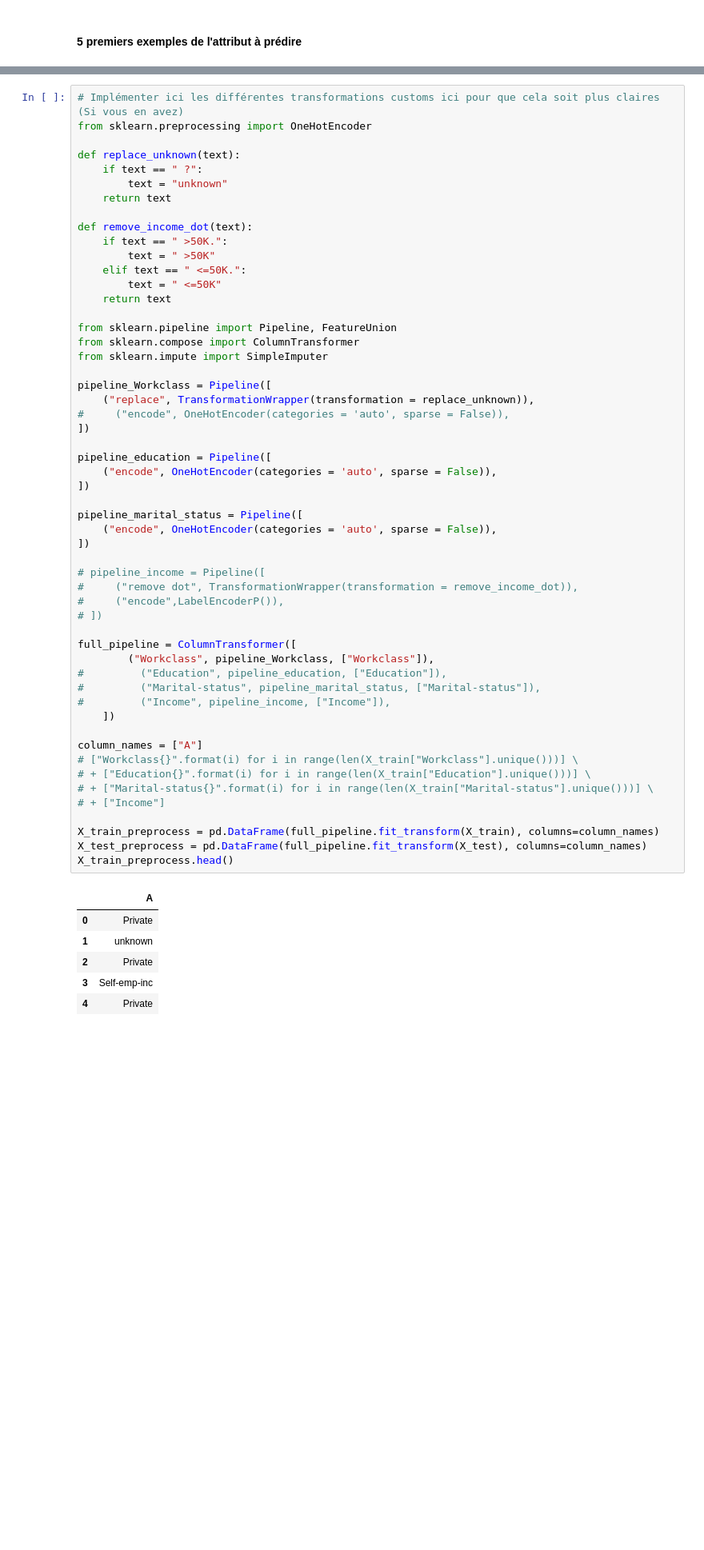
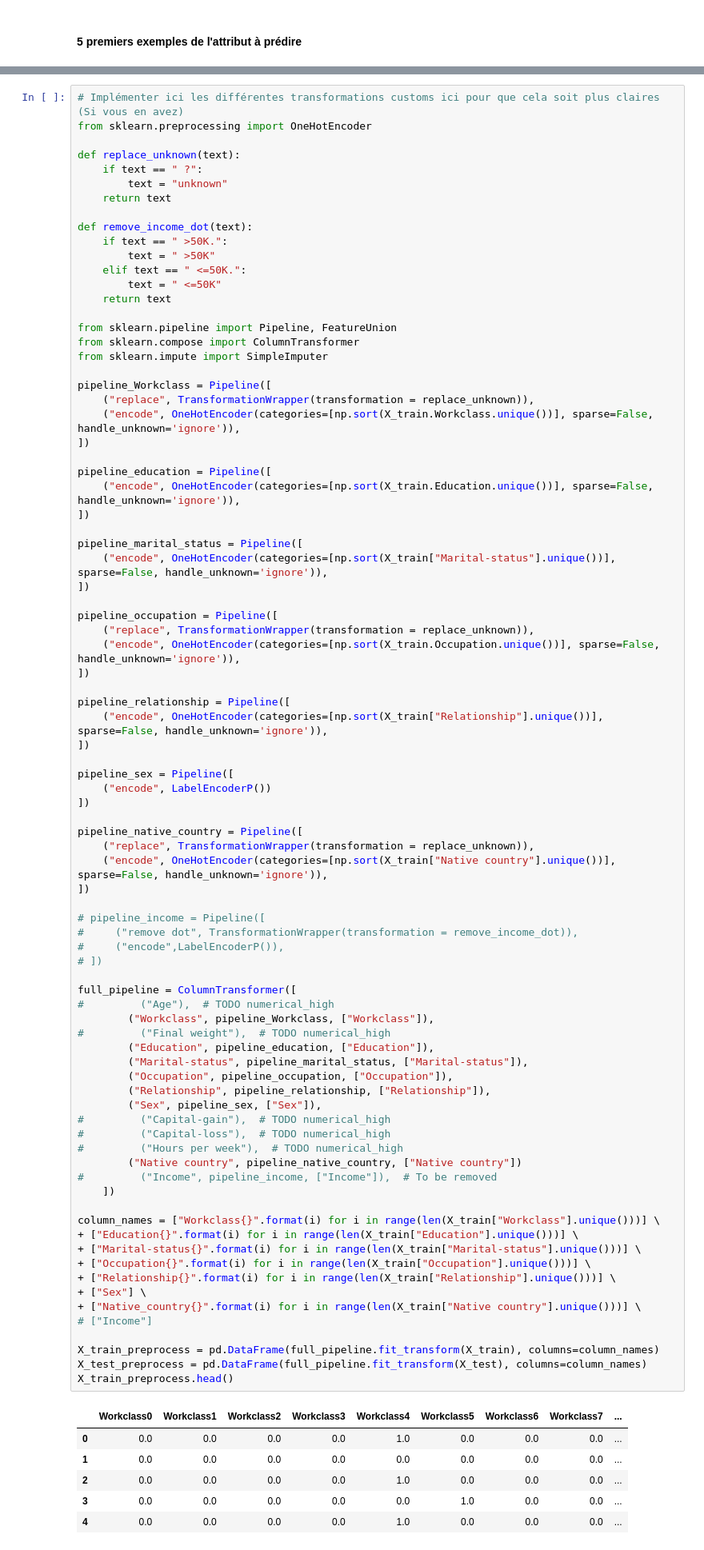
Before and after one commit to FinestStone/INF8215, a Jupyter notebook: TP3/TP3_INF8215.ipynb, the cells around one changed output, grey strips where cells are left out. Shown: that part at 80% size. Cells and saved outputs as stored; diff of their text form; blank space fills up the shorter version.

Commit message:
Finished pipelining categorical values; numerial todo

```diff
--- a/TP3/TP3_INF8215.ipynb
+++ b/TP3/TP3_INF8215.ipynb
@@ -689,47 +682,77 @@ def remove_income_dot(text):
     return text
 
 from sklearn.pipeline import Pipeline, FeatureUnion
 from sklearn.compose import ColumnTransformer
 from sklearn.impute import SimpleImputer
 
 pipeline_Workclass = Pipeline([
     ("replace", TransformationWrapper(transformation = replace_unknown)),
-#     ("encode", OneHotEncoder(categories = 'auto', sparse = False)),
+    ("encode", OneHotEncoder(categories=[np.sort(X_train.Workclass.unique())], sparse=False, handle_unknown='ignore')),
 ])
 
 pipeline_education = Pipeline([
-    ("encode", OneHotEncoder(categories = 'auto', sparse = False)),
+    ("encode", OneHotEncoder(categories=[np.sort(X_train.Education.unique())], sparse=False, handle_unknown='ignore')),
 ])
 
 pipeline_marital_status = Pipeline([
-    ("encode", OneHotEncoder(categories = 'auto', sparse = False)),
+    ("encode", OneHotEncoder(categories=[np.sort(X_train["Marital-status"].unique())], sparse=False, handle_unknown='ignore')),
+])
+
+pipeline_occupation = Pipeline([
+    ("replace", TransformationWrapper(transformation = replace_unknown)),
+    ("encode", OneHotEncoder(categories=[np.sort(X_train.Occupation.unique())], sparse=False, handle_unknown='ignore')),
+])
+
+pipeline_relationship = Pipeline([
+    ("encode", OneHotEncoder(categories=[np.sort(X_train["Relationship"].unique())], sparse=False, handle_unknown='ignore')),
+])
+
+pipeline_sex = Pipeline([
+    ("encode", LabelEncoderP())
+])
+
+pipeline_native_country = Pipeline([
+    ("replace", TransformationWrapper(transformation = replace_unknown)),
+    ("encode", OneHotEncoder(categories=[np.sort(X_train["Native country"].unique())], sparse=False, handle_unknown='ignore')),
 ])
 
 # pipeline_income = Pipeline([
 #     ("remove dot", TransformationWrapper(transformation = remove_income_dot)),
 #     ("encode",LabelEncoderP()),
 # ])
 
 full_pipeline = ColumnTransformer([
+#         ("Age"),  # TODO numerical_high
         ("Workclass", pipeline_Workclass, ["Workclass"]),
-#         ("Education", pipeline_education, ["Education"]),
-#         ("Marital-status", pipeline_marital_status, ["Marital-status"]),
-#         ("Income", pipeline_income, ["Income"]),
+#         ("Final weight"),  # TODO numerical_high
+        ("Education", pipeline_education, ["Education"]),
+        ("Marital-status", pipeline_marital_status, ["Marital-status"]),
+        ("Occupation", pipeline_occupation, ["Occupation"]),
+        ("Relationship", pipeline_relationship, ["Relationship"]),
+        ("Sex", pipeline_sex, ["Sex"]),
+#         ("Capital-gain"),  # TODO numerical_high
+#         ("Capital-loss"),  # TODO numerical_high
+#         ("Hours per week"),  # TODO numerical_high
+        ("Native country", pipeline_native_country, ["Native country"])
+#         ("Income", pipeline_income, ["Income"]),  # To be removed
     ])
 
-column_names = ["A"]
-# ["Workclass{}".format(i) for i in range(len(X_train["Workclass"].unique()))] \
-# + ["Education{}".format(i) for i in range(len(X_train["Education"].unique()))] \
-# + ["Marital-status{}".format(i) for i in range(len(X_train["Marital-status"].unique()))] \
-# + ["Income"]
+column_names = ["Workclass{}".format(i) for i in range(len(X_train["Workclass"].unique()))] \
++ ["Education{}".format(i) for i in range(len(X_train["Education"].unique()))] \
++ ["Marital-status{}".format(i) for i in range(len(X_train["Marital-status"].unique()))] \
++ ["Occupation{}".format(i) for i in range(len(X_train["Occupation"].unique()))] \
++ ["Relationship{}".format(i) for i in range(len(X_train["Relationship"].unique()))] \
++ ["Sex"] \
++ ["Native_country{}".format(i) for i in range(len(X_train["Native country"].unique()))] \
+# ["Income"]
 
 X_train_preprocess = pd.DataFrame(full_pipeline.fit_transform(X_train), columns=column_names)
 X_test_preprocess = pd.DataFrame(full_pipeline.fit_transform(X_test), columns=column_names)
 X_train_preprocess.head()
 # %% [output]
-|  | A |
-| 0 | Private |
-| 1 | unknown |
-| 2 | Private |
-| 3 | Self-emp-inc |
-| 4 | Private |
+|  | Workclass0 | Workclass1 | Workclass2 | Workclass3 | Workclass4 | Workclass5 | Workclass6 | Workclass7 | ... |
+| 0 | 0.0 | 0.0 | 0.0 | 0.0 | 1.0 | 0.0 | 0.0 | 0.0 | ... |
+| 1 | 0.0 | 0.0 | 0.0 | 0.0 | 0.0 | 0.0 | 0.0 | 0.0 | ... |
+| 2 | 0.0 | 0.0 | 0.0 | 0.0 | 1.0 | 0.0 | 0.0 | 0.0 | ... |
+| 3 | 0.0 | 0.0 | 0.0 | 0.0 | 0.0 | 1.0 | 0.0 | 0.0 | ... |
+| 4 | 0.0 | 0.0 | 0.0 | 0.0 | 1.0 | 0.0 | 0.0 | 0.0 | ... |
```
Also changed, not shown: parts of 6 cells of this notebook.
